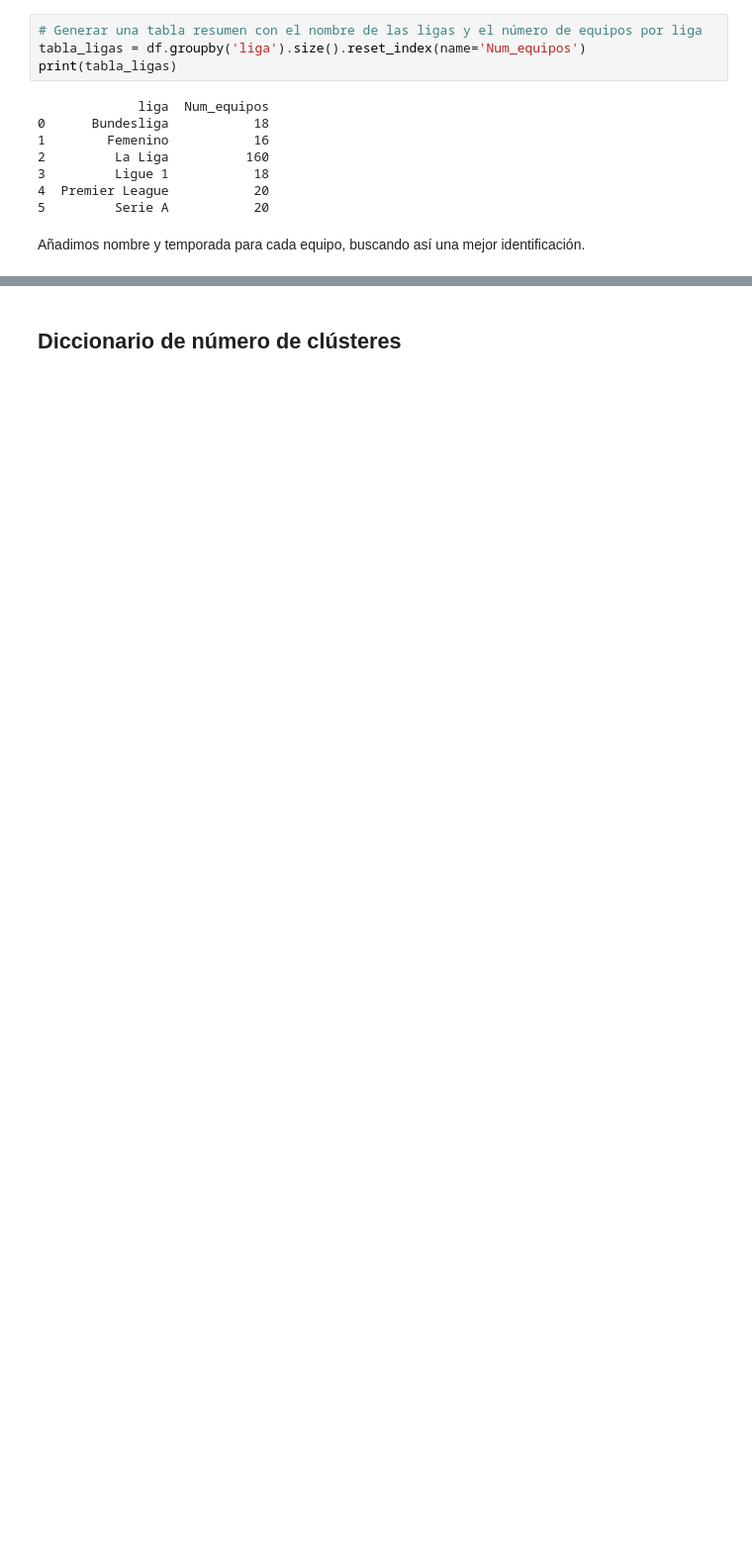
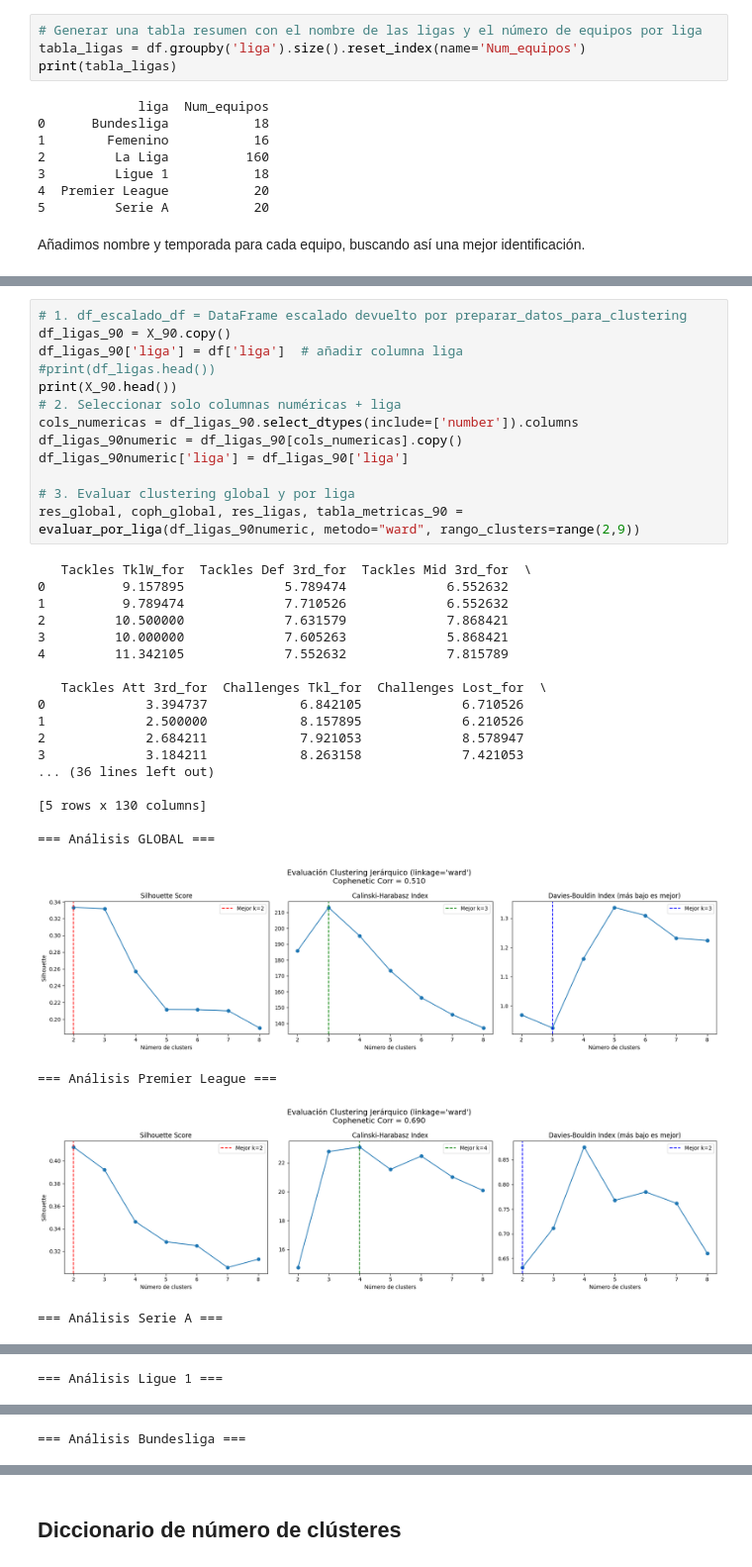
Before and after one commit to Adrianfyn/TFE, a Jupyter notebook: notebooks/cluster_jerarquico.ipynb, the cells around one changed output, grey strips where cells are left out. Shown at 99% size. Saved outputs shown, nothing was run; the diff lists cells and outputs as text; blank space fills up the shorter version.

```diff
--- a/notebooks/cluster_jerarquico.ipynb
+++ b/notebooks/cluster_jerarquico.ipynb
@@ -277,0 +298,35 @@ res_global, coph_global, res_ligas = evaluar_por_liga(df_ligas_numeric, metodo="
+# %%
+# 1. df_escalado_df = DataFrame escalado devuelto por preparar_datos_para_clustering
+df_ligas_90 = X_90.copy()
+df_ligas_90['liga'] = df['liga']  # añadir columna liga
+#print(df_ligas.head())
+print(X_90.head())
+# 2. Seleccionar solo columnas numéricas + liga
+cols_numericas = df_ligas_90.select_dtypes(include=['number']).columns
+df_ligas_90numeric = df_ligas_90[cols_numericas].copy()
+df_ligas_90numeric['liga'] = df_ligas_90['liga']
+
+# 3. Evaluar clustering global y por liga
+res_global, coph_global, res_ligas, tabla_metricas_90 = evaluar_por_liga(df_ligas_90numeric, metodo="ward", rango_clusters=range(2,9))
+# %% [output]
+   Tackles TklW_for  Tackles Def 3rd_for  Tackles Mid 3rd_for  \
+0          9.157895             5.789474             6.552632
+1          9.789474             7.710526             6.552632
+2         10.500000             7.631579             7.868421
+3         10.000000             7.605263             5.868421
+4         11.342105             7.552632             7.815789
+
+   Tackles Att 3rd_for  Challenges Tkl_for  Challenges Lost_for  \
+0             3.394737            6.842105             6.710526
+1             2.500000            8.157895             6.210526
+2             2.684211            7.921053             8.578947
+3             3.184211            8.263158             7.421053
+... (36 lines left out)
+
+[5 rows x 130 columns]
+
+=== Análisis GLOBAL ===
+[figure, added]
+=== Análisis Premier League ===
+[figure, added]
+=== Análisis Serie A ===
@@ -277,0 +334 @@ res_global, coph_global, res_ligas = evaluar_por_liga(df_ligas_numeric, metodo="
+=== Análisis Ligue 1 ===
@@ -277,0 +336 @@ res_global, coph_global, res_ligas = evaluar_por_liga(df_ligas_numeric, metodo="
+=== Análisis Bundesliga ===
```
Also changed, not shown: parts of 12 cells of this notebook, 16 other files.
